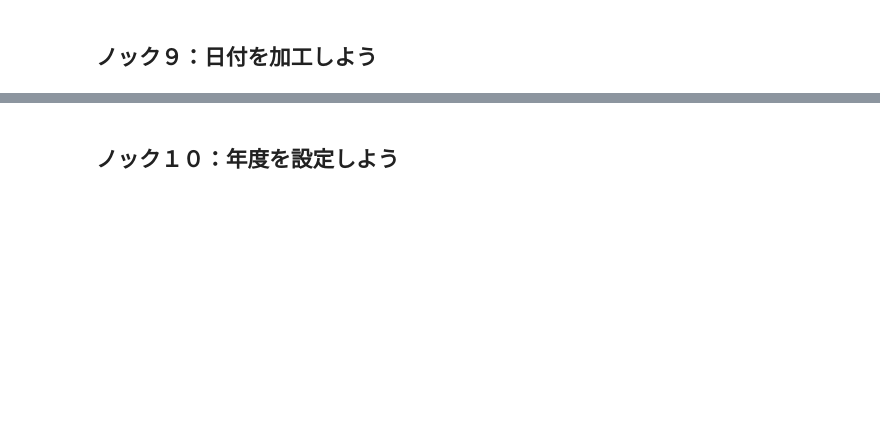
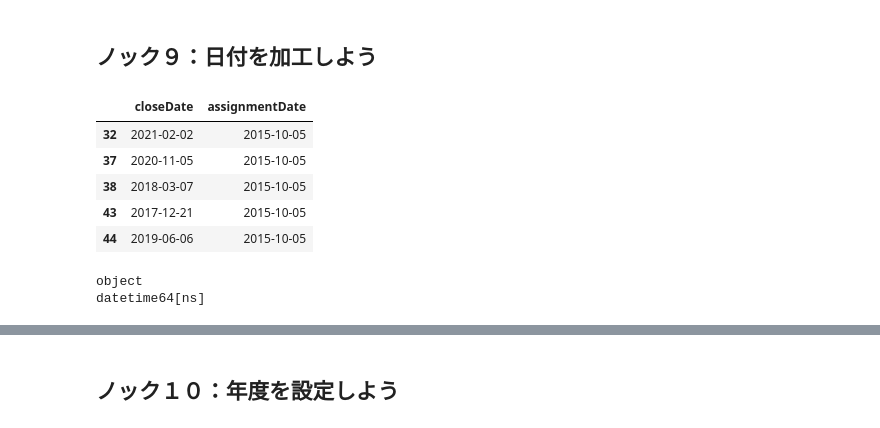
Before and after one commit to mitaniii/jupyter_test, a Jupyter notebook: 100nocks-process-visualization/src/1章.ipynb, the cells around one changed output, grey strips where cells are left out. Saved outputs shown, nothing was run; the diff lists cells and outputs as text; code cells hidden in the pictures; blank space fills up the shorter version.

```diff
--- a/100nocks-process-visualization/src/1章.ipynb
+++ b/100nocks-process-visualization/src/1章.ipynb
@@ -635,2 +633,19 @@ data.head()
 # %% [markdown]
 ## ノック９：日付を加工しよう
+# %%
+data.loc[data['closeDate'].notna(), ['closeDate', 'assignmentDate']].head()
+# %% [output]
+|  | closeDate | assignmentDate |
+| 32 | 2021-02-02 | 2015-10-05 |
+| 37 | 2020-11-05 | 2015-10-05 |
+| 38 | 2018-03-07 | 2015-10-05 |
+| 43 | 2017-12-21 | 2015-10-05 |
+| 44 | 2019-06-06 | 2015-10-05 |
+# %%
+# data['closeDate'] - data[['assignmentDate']]
+print(data['closeDate'].dtypes)
+tmp = pd.to_datetime(data['closeDate'])
+print(tmp.dtypes) #型の確認
+# %% [output]
+object
+datetime64[ns]
```
Also changed, not shown: parts of 19 cells of this notebook.
